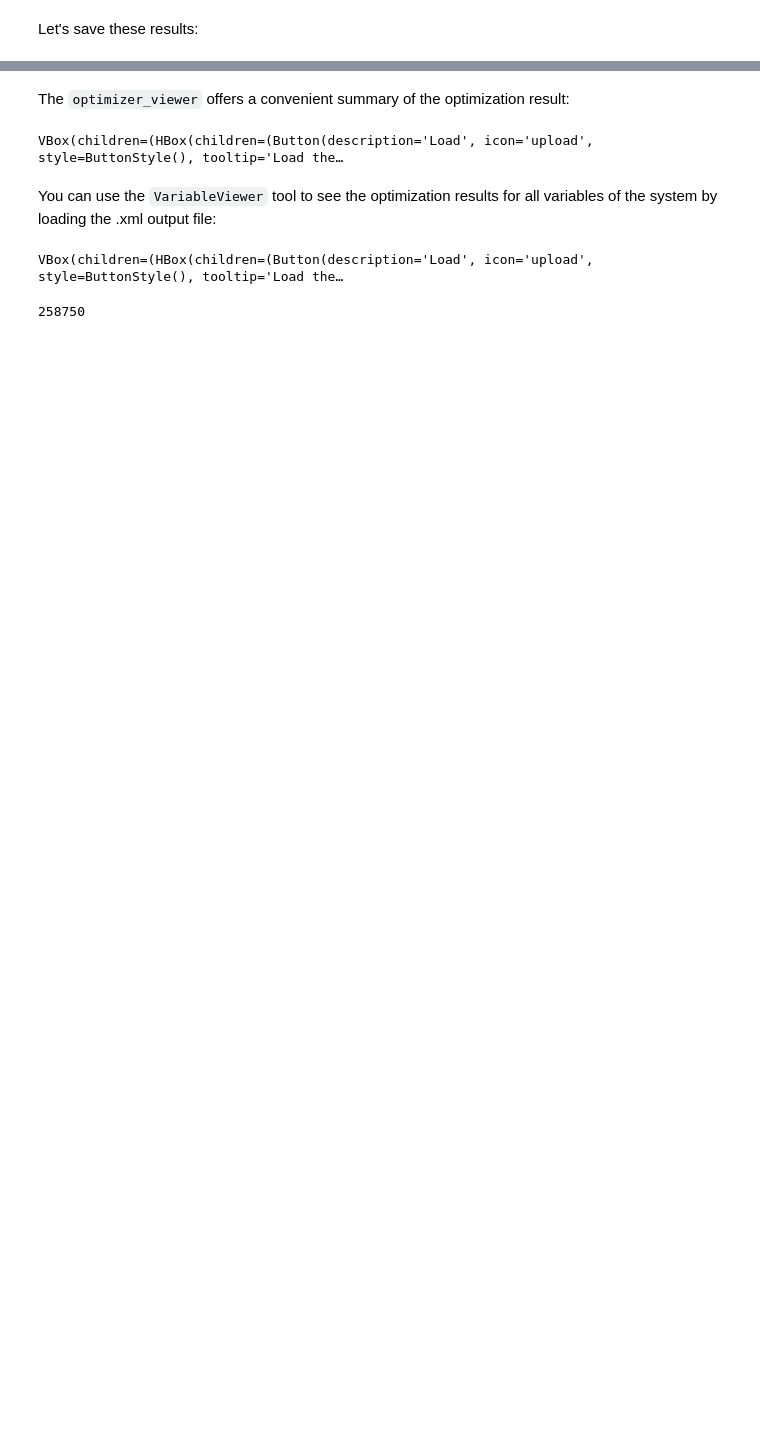
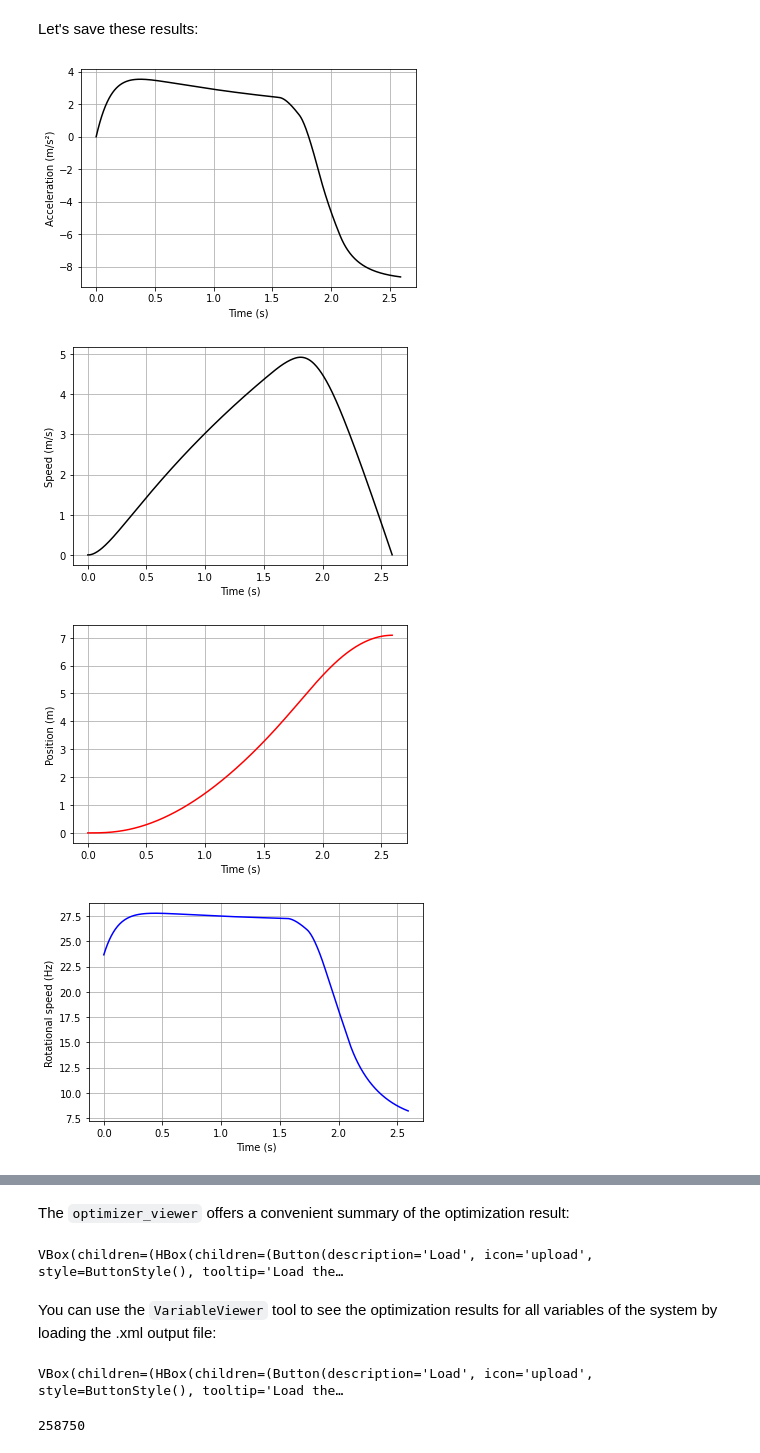
Before and after one commit to SizingLab/multirotor_trajectory_optimization, a Jupyter notebook: openmdao/02_Design.ipynb, the cells around one changed output, grey strips where cells are left out. Saved outputs shown, nothing was run; the diff lists cells and outputs as text; code cells hidden in the pictures; blank space fills up the shorter version.

```diff
--- a/openmdao/02_Design.ipynb
+++ b/openmdao/02_Design.ipynb
@@ -229,2 +246,10 @@ Optimization Complete
 # %% [markdown]
 Let's save these results:
+# %%
+from models.trajectory import plot_trajectory
+plot_trajectory(optim_problem.model.trajectory.trajectory.res)
+# %% [output]
+[figure, added]
+[figure, added]
+[figure, added]
+[figure, added]
```
Also changed, not shown: parts of 7 cells of this notebook, 9 other files.
